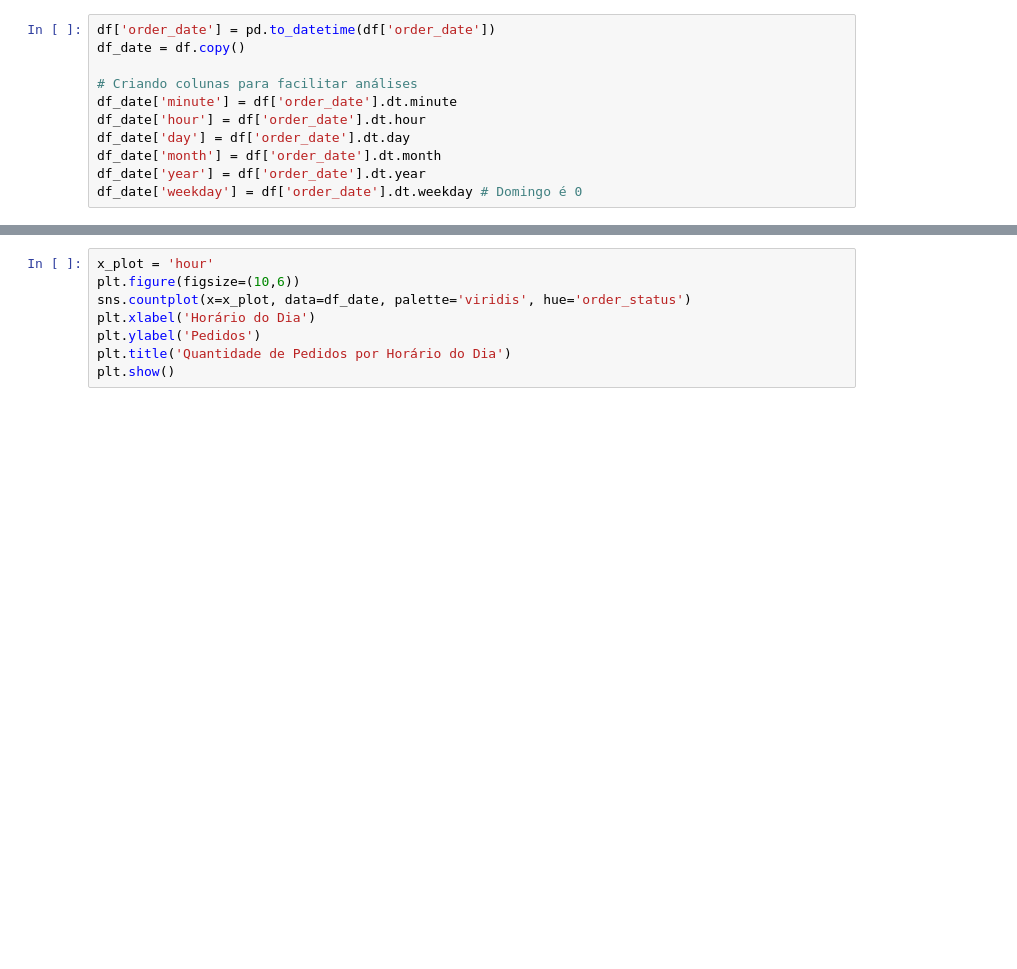
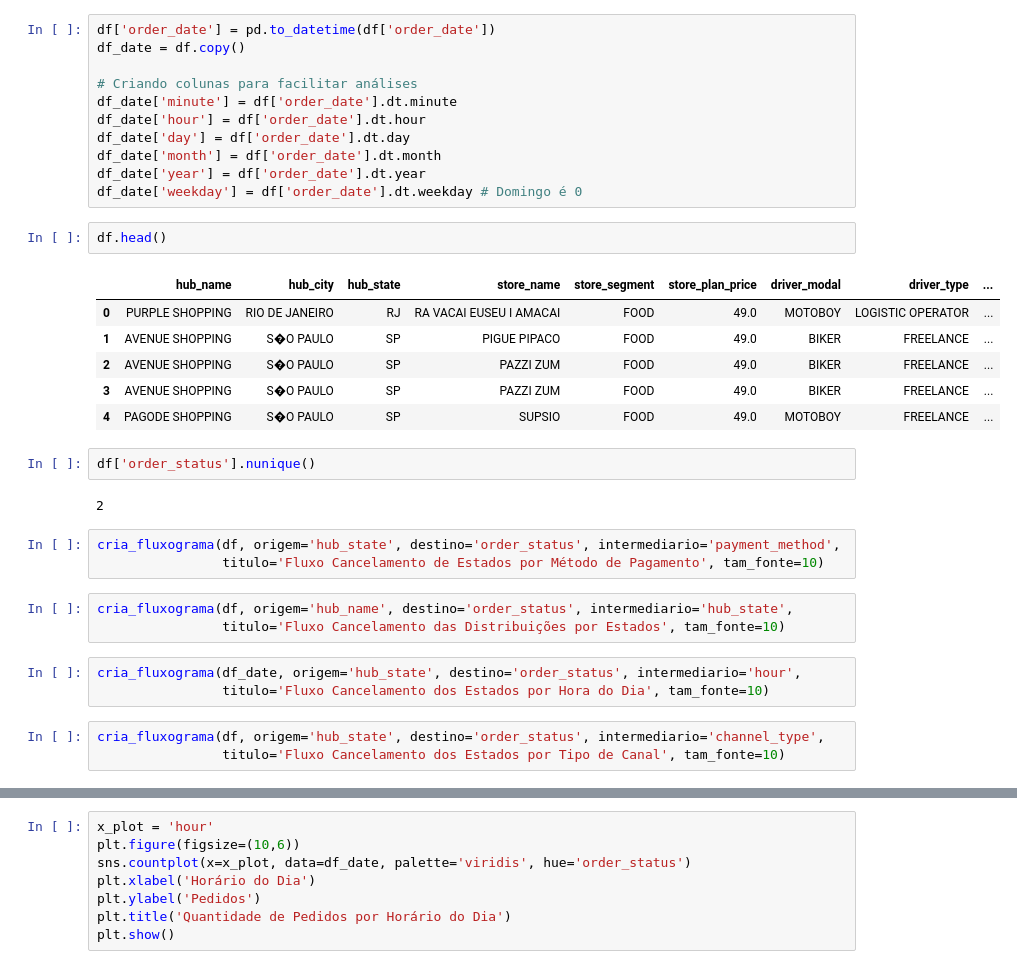
Before and after one commit to gustavoloioladossantos/PJ_TREINAMENTO_3, a Jupyter notebook: Loiola/2_analise_exploratória.ipynb, the cells around one changed output, grey strips where cells are left out. Saved outputs shown, nothing was run; the diff lists cells and outputs as text; blank space fills up the shorter version.

Commit message:
diagramas de fluxo

```diff
--- a/Loiola/2_analise_exploratória.ipynb
+++ b/Loiola/2_analise_exploratória.ipynb
@@ -179,3 +221,28 @@ df_date['day'] = df['order_date'].dt.day
 df_date['month'] = df['order_date'].dt.month
 df_date['year'] = df['order_date'].dt.year
 df_date['weekday'] = df['order_date'].dt.weekday # Domingo é 0
+# %%
+df.head()
+# %% [output]
+|  | hub_name | hub_city | hub_state | store_name | store_segment | store_plan_price | driver_modal | driver_type | ... |
+| 0 | PURPLE SHOPPING | RIO DE JANEIRO | RJ | RA VACAI EUSEU I AMACAI | FOOD | 49.0 | MOTOBOY | LOGISTIC OPERATOR | ... |
+| 1 | AVENUE SHOPPING | S�O PAULO | SP | PIGUE PIPACO | FOOD | 49.0 | BIKER | FREELANCE | ... |
+| 2 | AVENUE SHOPPING | S�O PAULO | SP | PAZZI ZUM | FOOD | 49.0 | BIKER | FREELANCE | ... |
+| 3 | AVENUE SHOPPING | S�O PAULO | SP | PAZZI ZUM | FOOD | 49.0 | BIKER | FREELANCE | ... |
+| 4 | PAGODE SHOPPING | S�O PAULO | SP | SUPSIO | FOOD | 49.0 | MOTOBOY | FREELANCE | ... |
+# %%
+df['order_status'].nunique()
+# %% [output]
+2
+# %%
+cria_fluxograma(df, origem='hub_state', destino='order_status', intermediario='payment_method',
+                titulo='Fluxo Cancelamento de Estados por Método de Pagamento', tam_fonte=10)
+# %%
+cria_fluxograma(df, origem='hub_name', destino='order_status', intermediario='hub_state',
+                titulo='Fluxo Cancelamento das Distribuições por Estados', tam_fonte=10)
+# %%
+cria_fluxograma(df_date, origem='hub_state', destino='order_status', intermediario='hour',
+                titulo='Fluxo Cancelamento dos Estados por Hora do Dia', tam_fonte=10)
+# %%
+cria_fluxograma(df, origem='hub_state', destino='order_status', intermediario='channel_type',
+                titulo='Fluxo Cancelamento dos Estados por Tipo de Canal', tam_fonte=10)
```
Also changed, not shown: parts of 9 cells of this notebook.
